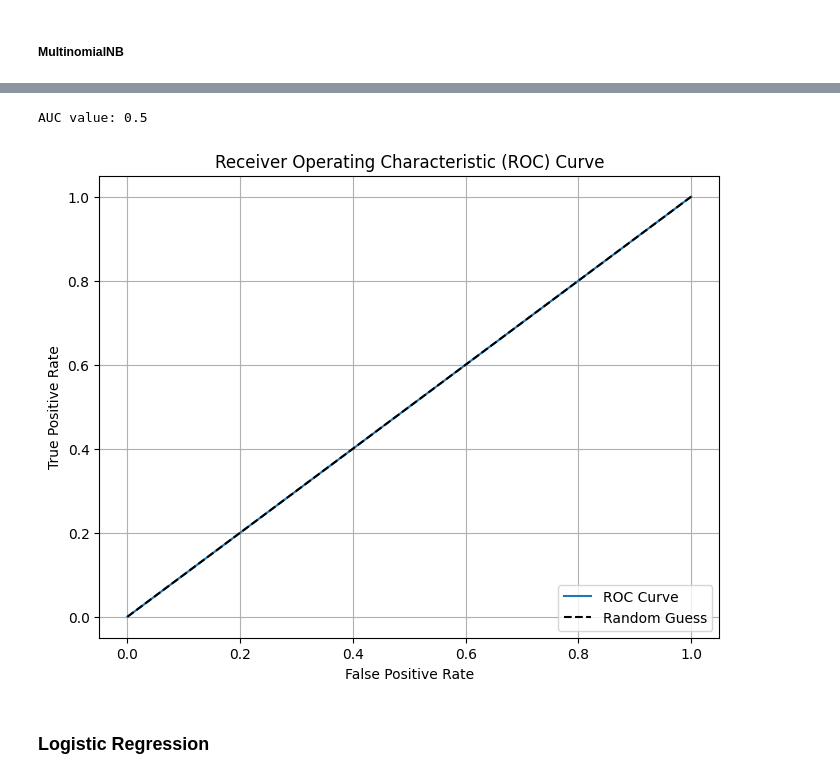
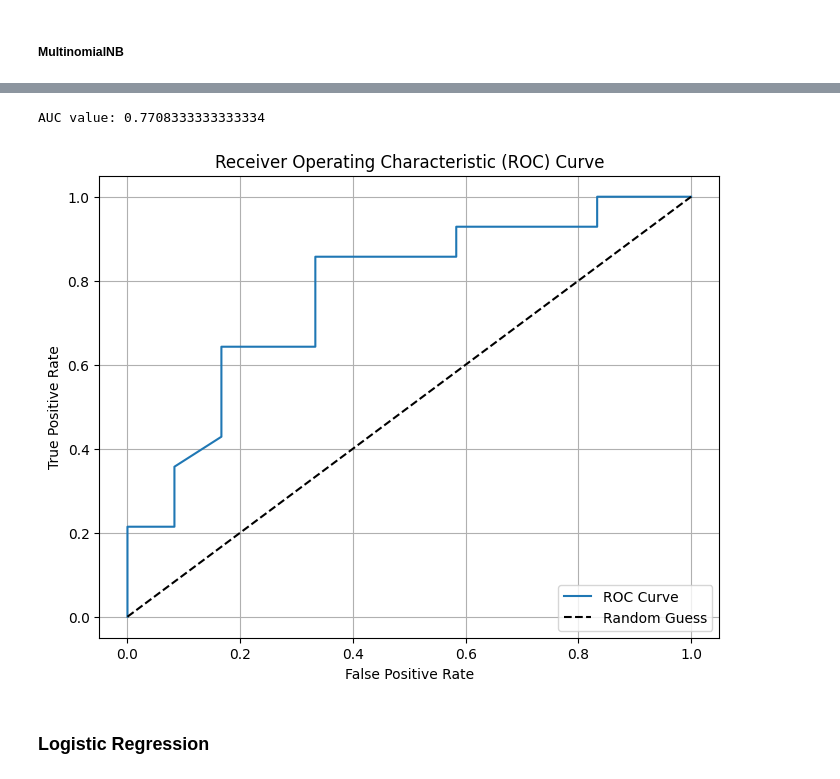
Before and after one commit to alexkneale/apziva_project_1, a Jupyter notebook: project_1.ipynb, the cells around one changed output, grey strips where cells are left out. Cells and saved outputs as stored; diff of their text form; code cells hidden in the pictures.

```diff
--- a/project_1.ipynb
+++ b/project_1.ipynb
@@ -635,0 +855,2 @@ AUC value: 0.6011904761904762
+# %%
+FPR, Recall, Negative_Recall, Precision, AUC, accuracy = all_results(bag_pipeline, X_test, y_train, y_test)
@@ -636,13 +1052,7 @@ AUC value: 0.6011904761904762
 # %% [markdown]
 Hyperparameter optimization using hyperopt
 # %%
-from sklearn.ensemble import BaggingClassifier
 
-def bag_importance_getter(estimator):
-    # Ensure the BaggingClassifier is fitted so that `estimators_` is available.
-    # Average the feature importances from each decision tree.
-    importances = np.array([tree.feature_importances_ for tree in estimator.estimators_])
-    return np.mean(importances, axis=0)
 
 def objective(params):
     # the number of features, ensuring it is an integer
@@ -682,7 +1092,7 @@ def objective(params):
     bag_pipeline = Pipeline(steps=[('rfe', rfe),
                     ('model', classifier_final)])
     # Use cross-validation to evaluate performance using negative recall
-    score = cross_val_score(bag_pipeline, X_train, y_train, scoring=negative_recall, cv=5).mean()
+    score = cross_val_score(bag_pipeline, X_train, y_train, scoring='f1', cv=5).mean()
 
     # Hyperopt minimizes the objective, so return the negative score (to maximize negative recall)
     return {'loss': -score, 'status': STATUS_OK}
@@ -693,14 +1103,14 @@ search_space = {
     # number of features
     'n_features': hp.choice('n_features', list(np.arange(1, 7, 1, dtype=int))),
     # bagging hyperparams
-    'n_estimators' : hp.choice('n_estimators', list(np.arange(10, 30, 10, dtype=int))),
+    'n_estimators' : hp.choice('n_estimators', list(np.arange(10, 100, 10, dtype=int))),
     'max_samples' : hp.choice('max_samples', [0.5, 0.7, 1.0]),
     'max_features' : hp.choice('max_features', [1.0]),
     'bootstrap' : hp.choice('bootstrap', [True, False]),
-    'random_state' : hp.choice('random_state', [seed]),
+    'random_state' : hp.choice('random_state', [7980]),
     # decision tree hyperparams
     'dt_max_depth' : hp.choice('dt_max_depth', list(np.arange(7, 14, 1, dtype=int))),
-    'dt_min_samples_split' : hp.choice('dt_min_samples_split', list(np.arange(4, 8, 1, dtype=int))),
+    'dt_min_samples_split' : hp.choice('dt_min_samples_split', list(np.arange(4, 10, 1, dtype=int))),
     'dt_min_samples_leaf' : hp.choice('dt_min_samples_leaf', list(np.arange(1, 4, 1, dtype=int))),
     'dt_criterion' : hp.choice('dt_criterion', ['gini','entropy']),
     'dt_class_weight' : hp.choice('dt_class_weight', [None, "balanced"])
@@ -1539,0 +1280,8 @@ AUC value: 0.6190476190476191
+# %%
+from sklearn.naive_bayes import MultinomialNB
+
+classifier_final = MultinomialNB()
+pipeline_mnb_baseline = Pipeline(steps=[('clf', classifier_final)])
+
+
+pipeline_mnb_baseline.fit(X_train,y_train)
@@ -1591,21 +1355,10 @@ Best hyperparameters: {'alpha': 0.21986846744489222, 'fit_prior': False, 'n_feat
 # %%
-mult_params = copy.deepcopy(best_params)
-n_features = int(mult_params['n_features'])
+mult_params = {'alpha': 0.12237187703903857, 'fit_prior': False}
 
-del mult_params['n_features']
-
-# Create an instance for RFE
-classifier_for_rfe = MultinomialNB(**mult_params)
-rfe = RFE(estimator=classifier_for_rfe, n_features_to_select=n_features,
-        importance_getter=nb_feature_importances)
 
 # Create a new instance for the final classifier
 classifier_final = MultinomialNB(**mult_params)
-mult_pipeline = Pipeline(steps=[('rfe', rfe), ('clf', classifier_final)])
+mult_pipeline = Pipeline(steps=[('clf', classifier_final)])
 
 mult_pipeline.fit(X_train,y_train)
-mask = mult_pipeline.named_steps['rfe'].support_
-selected_feature_names_mult = X_train.columns[mask]
-
-print("Selected features:", selected_feature_names_mult)
 # %% [output]
@@ -1705,22 +1399,16 @@ F1 Score: nan
 # %%
 predictions_pa = mult_pipeline.predict_proba(X_test)
 
 roc_calc = roc_curve(y_true = y_test, y_score = predictions_pa[:,1])
 roc = pd.DataFrame(
     data = np.c_[roc_calc],
     columns = ('false positive rate', 'true positive rate', 'threshold')
 )
 print("AUC value:", roc_auc_score(y_true = y_test, y_score = predictions_pa[:,1]))
 
-# Compute precision-recall curve
-baseline_precision, baseline_recall, thresholds = precision_recall_curve(y_test, predictions_pa[:,1])
-
-# Compute area under the curve (AUC)
-baseline_auc_score = auc(baseline_recall, baseline_precision)
-
 plot_roc_curve(roc)
 # %% [output]
-AUC value: 0.5
+AUC value: 0.7708333333333334
-[figure, old version]
+[figure, new version]
 # %% [markdown]
 ### **Logistic Regression**
```
Also changed, not shown: parts of 98 cells of this notebook.
